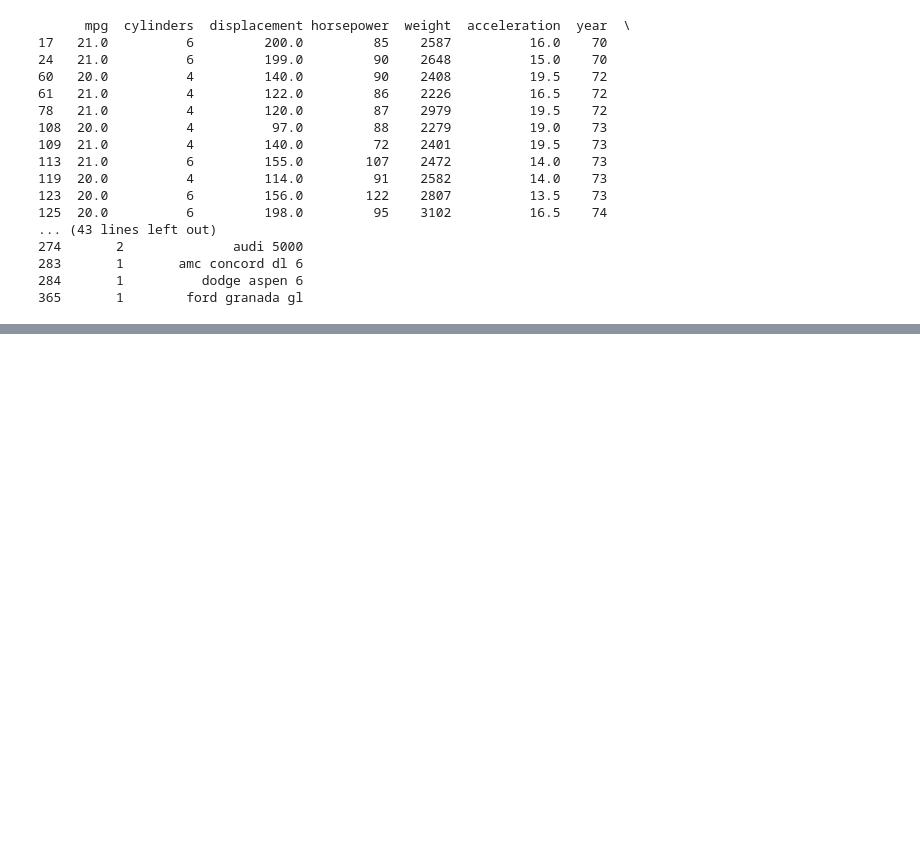
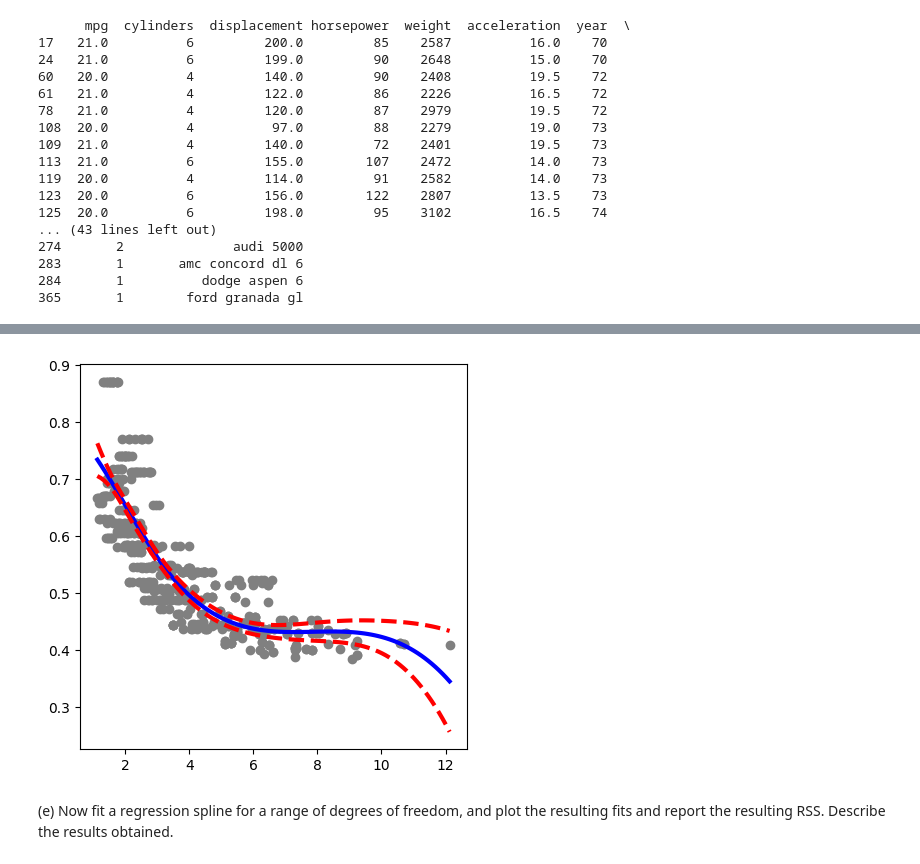
Before and after one commit to Cyclops9/ISL-Answers, a Jupyter notebook: Ch07-nonlib-applied.ipynb, the cells around one changed output, grey strips where cells are left out. Drawn from its saved outputs; the diff is of its cells as text; code cells hidden in the pictures; blank space fills up the shorter version.

```diff
--- a/Ch07-nonlib-applied.ipynb
+++ b/Ch07-nonlib-applied.ipynb
@@ -365,0 +498,6 @@ print(filtered_auto)
+# %%
+bs_dis = MS([bs('dis', df=4,name='bs(dis)')])
+bs_dis.fit(boston)
+X_dis = bs_dis.transform(boston)
+M = sm.OLS(nox,X_dis).fit()
+summarize(M)
@@ -365,0 +511,18 @@ print(filtered_auto)
+# %%
+preds_bs = M.get_prediction(bs_dis.transform(dis_df))
+
+fig,ax = subplots(figsize=(5,5))
+
+ax.scatter(dis,nox,facecolor='gray')
+bands = preds_bs.conf_int(alpha=0.05)
+for val, ls in zip([preds_bs.predicted_mean,
+                      bands[:,0],
+                      bands[:,1]],
+                     ['b','r--','r--']):
+    ax.plot(dis_df.values, val, ls, linewidth=3)
+# %% [output]
+[figure, added]
+# %% [markdown]
+(e) Now fit a regression spline for a range of degrees of freedom, and
+plot the resulting fits and report the resulting RSS. Describe the
+results obtained.
```
Also changed, not shown: parts of 59 cells of this notebook.
